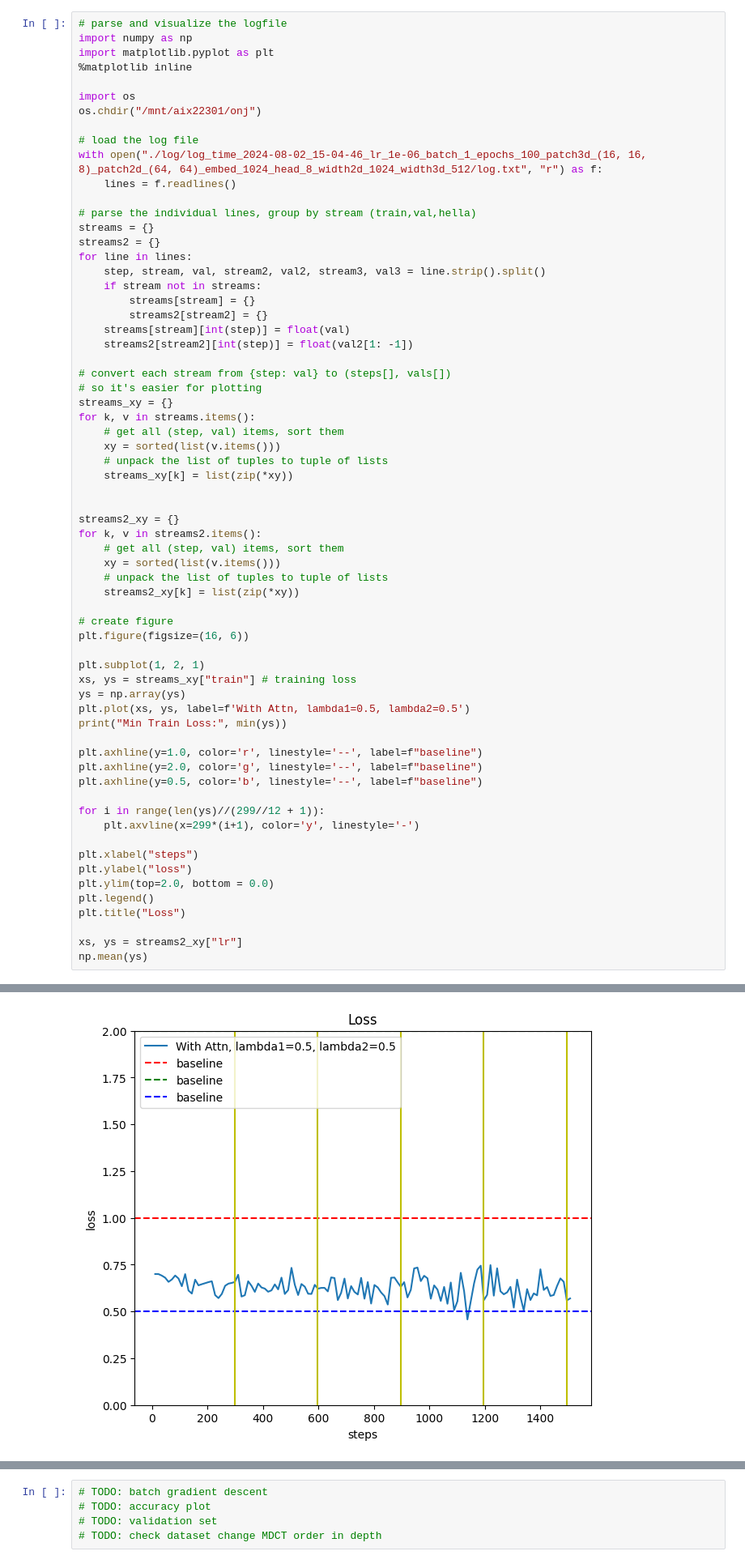
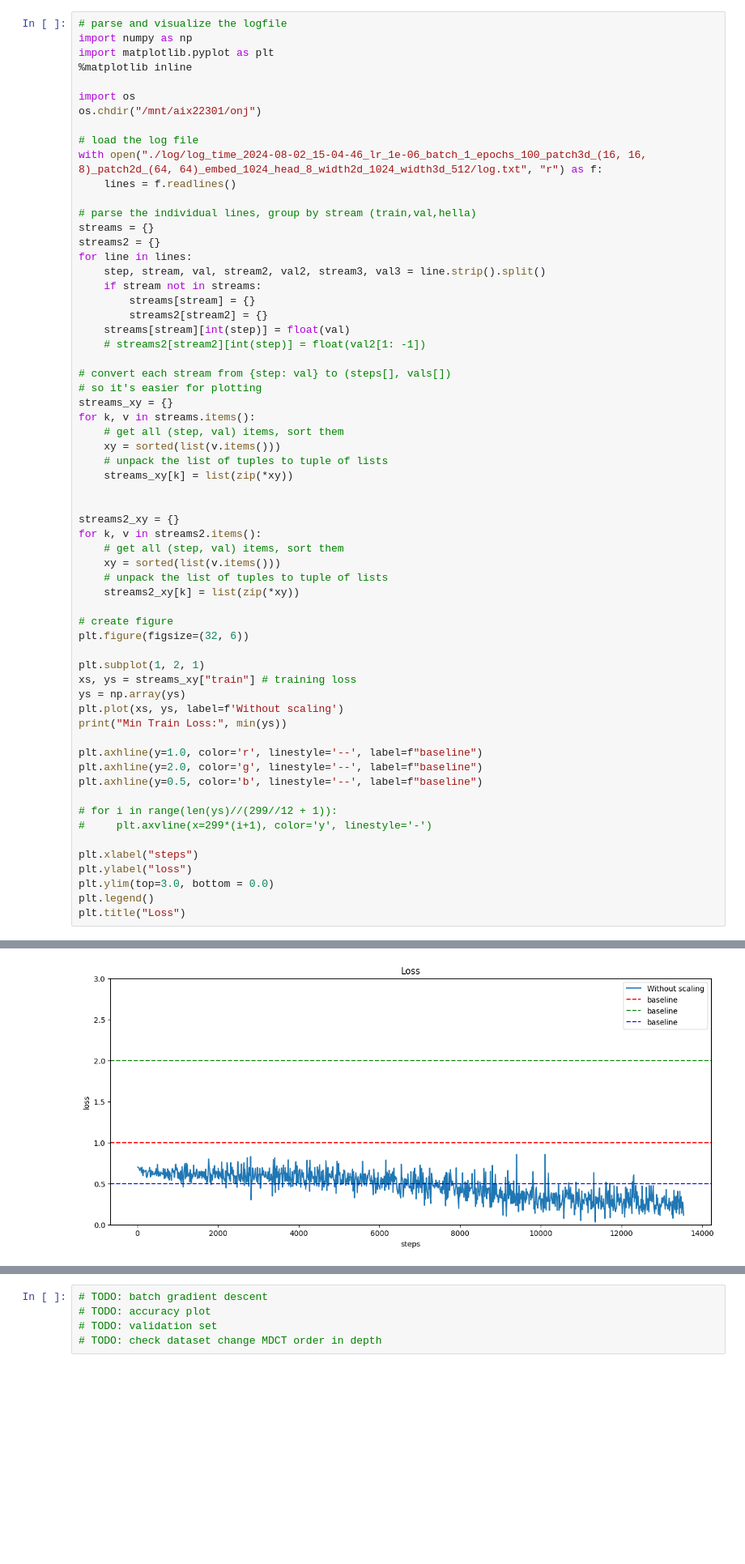
Before and after one commit to kimdj98/onj_, a Jupyter notebook: model2/modules/visualize.ipynb, the cells around one changed output, grey strips where cells are left out. Shown at 81% size. Cells and saved outputs as stored; diff of their text form; blank space fills up the shorter version.

```diff
--- a/model2/modules/visualize.ipynb
+++ b/model2/modules/visualize.ipynb
@@ -629,7 +629,7 @@ for line in lines:
         streams[stream] = {}
         streams2[stream2] = {}
     streams[stream][int(step)] = float(val)
-    streams2[stream2][int(step)] = float(val2[1: -1])
+    # streams2[stream2][int(step)] = float(val2[1: -1])
 
 # convert each stream from {step: val} to (steps[], vals[])
 # so it's easier for plotting
@@ -649,27 +649,24 @@ for k, v in streams2.items():
     streams2_xy[k] = list(zip(*xy))
 
 # create figure
-plt.figure(figsize=(16, 6))
+plt.figure(figsize=(32, 6))
 
 plt.subplot(1, 2, 1)
 xs, ys = streams_xy["train"] # training loss
 ys = np.array(ys)
-plt.plot(xs, ys, label=f'With Attn, lambda1=0.5, lambda2=0.5')
+plt.plot(xs, ys, label=f'Without scaling')
 print("Min Train Loss:", min(ys))
 
 plt.axhline(y=1.0, color='r', linestyle='--', label=f"baseline")
 plt.axhline(y=2.0, color='g', linestyle='--', label=f"baseline")
 plt.axhline(y=0.5, color='b', linestyle='--', label=f"baseline")
 
-for i in range(len(ys)//(299//12 + 1)):
-    plt.axvline(x=299*(i+1), color='y', linestyle='-')
+# for i in range(len(ys)//(299//12 + 1)):
+#     plt.axvline(x=299*(i+1), color='y', linestyle='-')
 
 plt.xlabel("steps")
 plt.ylabel("loss")
-plt.ylim(top=2.0, bottom = 0.0)
+plt.ylim(top=3.0, bottom = 0.0)
 plt.legend()
 plt.title("Loss")
-
-xs, ys = streams2_xy["lr"]
-np.mean(ys)
 # %% [output]
@@ -678 +675 @@ KeyError: 'lr'
-[figure, old version]
+[figure, new version]
```
Also changed, not shown: parts of 4 cells of this notebook, 1 other file.
